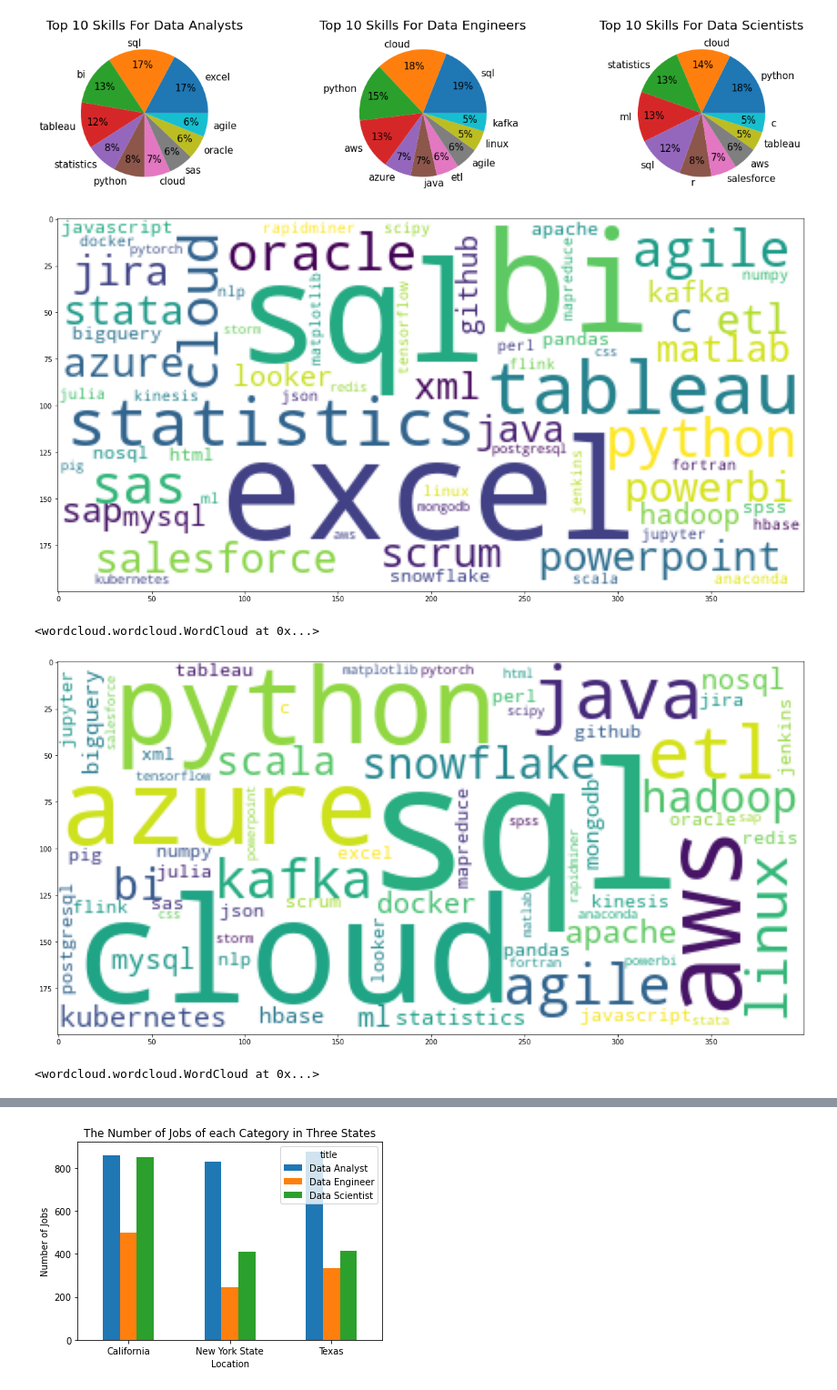
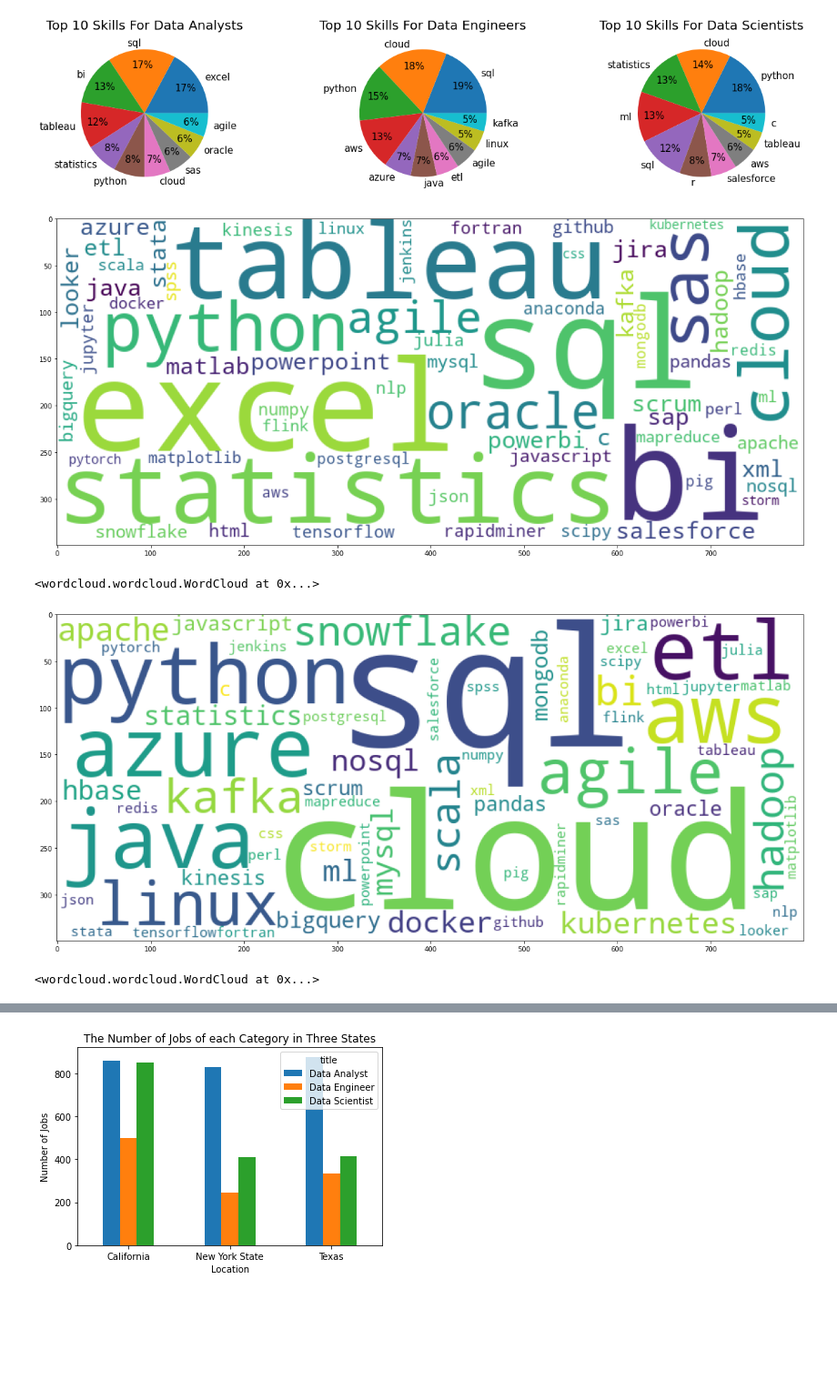
Before and after one commit to Yangxi-Yu/Eco395m-Army-Ants, a Jupyter notebook: code/analysis_figures.ipynb, the cells around one changed output, grey strips where cells are left out. Shown at 91% size. Saved outputs shown, nothing was run; the diff lists cells and outputs as text; code cells hidden in the pictures; blank space fills up the shorter version.

```diff
--- a/code/analysis_figures.ipynb
+++ b/code/analysis_figures.ipynb
@@ -67,18 +67,18 @@ fig.savefig('../figure/figure1.png', bbox_inches = 'tight', dpi=100)
 # %%
 data_ana_sor.index.name = 'skills'
 new_index_ana = data_ana_sor.reset_index()
 industry_df_ana = new_index_ana.rename(columns={'Title':'Data Analyst'})
 
 # Generate a word cloud
-wordcloud_ana = WordCloud(background_color="white", max_words=5000, contour_width=3,
+wordcloud_ana = WordCloud(background_color="white", max_words=5000, height=350, width=800,
 contour_color='blue').generate(' '.join(industry_df_ana['skills']))
 # Visualize the word cloud
 plt.figure( figsize=(20,10) )
 plt.imshow(wordcloud_ana)
 plt.show()
 wordcloud_ana.to_file('../figure/figure1-1.png')
 # %% [output]
-[figure, old version]
+[figure, new version]
 <wordcloud.wordcloud.WordCloud at 0x...>
 # %%
 data_eng_sor.index.name = 'skills'
@@ -86,7 +86,7 @@ new_index_eng = data_eng_sor.reset_index()
 industry_df_eng = new_index_eng.rename(columns={'Title':'Data Engineer'})
 industry_df_eng
 # Generate a word cloud
-wordcloud_eng = WordCloud(background_color="white", max_words=5000, contour_width=3,
+wordcloud_eng = WordCloud(background_color="white", max_words=5000, height=350, width=800,
 contour_color='steelblue').generate(' '.join(industry_df_eng['skills']))
 # wordcloud.generate(industry_df1['skills'])# Visualize the word cloud
 plt.figure( figsize=(20,10) )
@@ -94,7 +94,7 @@ plt.imshow(wordcloud_eng)
 plt.show()
 wordcloud_ana.to_file('../figure/figure1-2.png')
 # %% [output]
-[figure, old version]
+[figure, new version]
 <wordcloud.wordcloud.WordCloud at 0x...>
 # %%
 data_sci_sor.index.name = 'skills'
```
Also changed, not shown: parts of 1 cell of this notebook, 3 other files.
